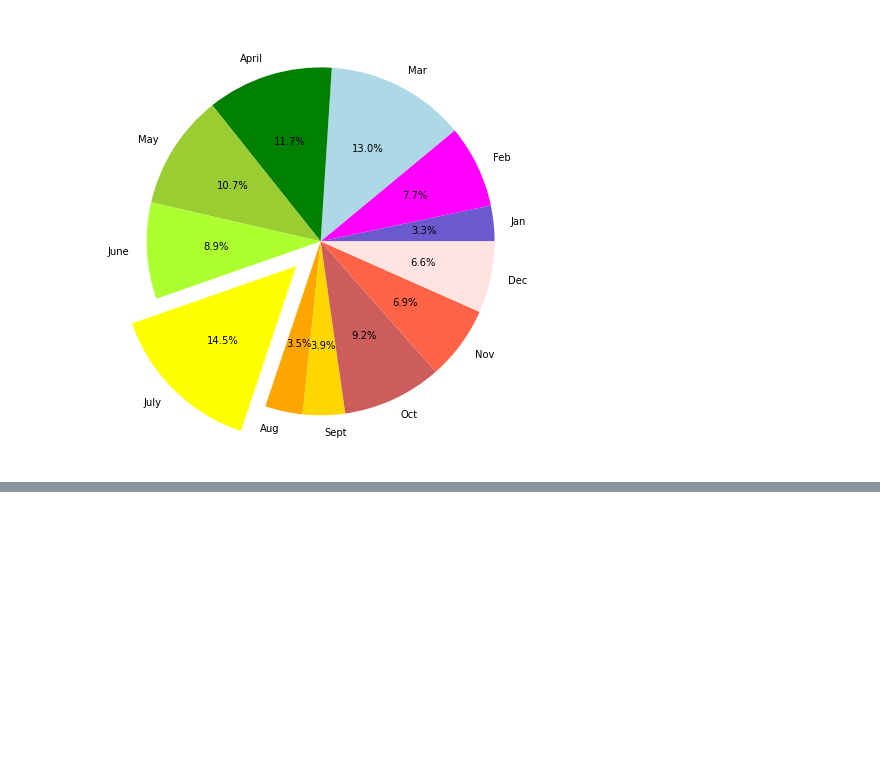
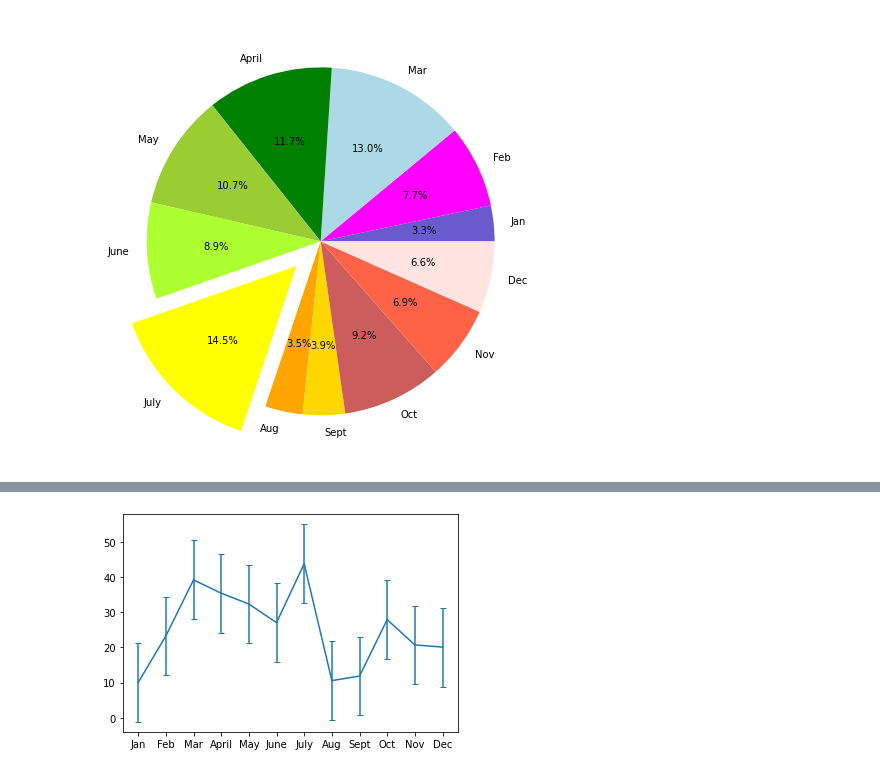
Before and after one commit to dennisphan/05_PyBer_Analysis, a Jupyter notebook: matplotlib_practice.ipynb, the cells around one changed output, grey strips where cells are left out. Saved outputs shown, nothing was run; the diff lists cells and outputs as text; code cells hidden in the pictures; blank space fills up the shorter version.

```diff
--- a/matplotlib_practice.ipynb
+++ b/matplotlib_practice.ipynb
@@ -216,0 +241,6 @@ plt.show()
+# %%
+fig, ax = plt.subplots()
+ax.errorbar(x_axis, y_axis, yerr=stdev, capsize=3)
+plt.show()
+# %% [output]
+[figure, added]
```
Also changed, not shown: parts of 11 cells of this notebook.
